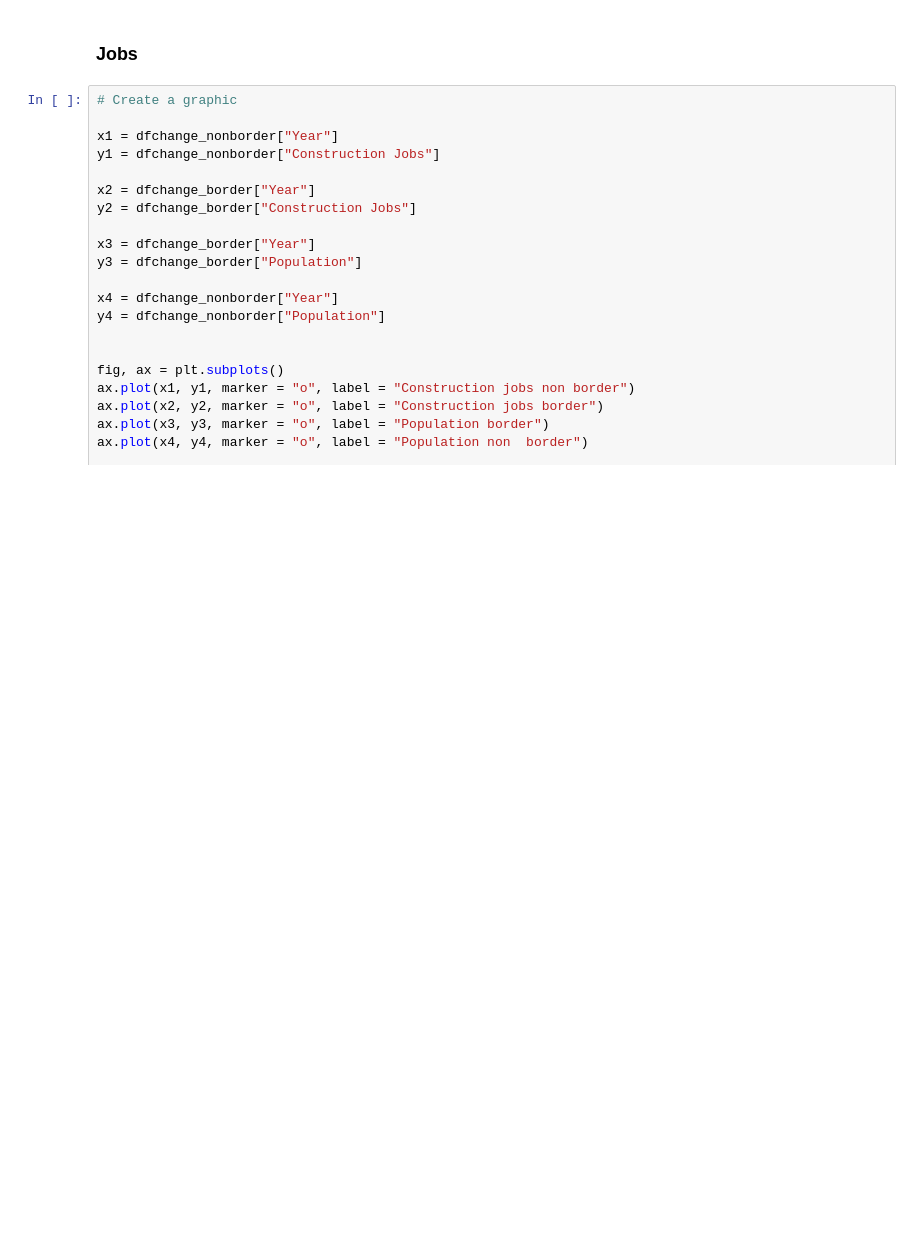
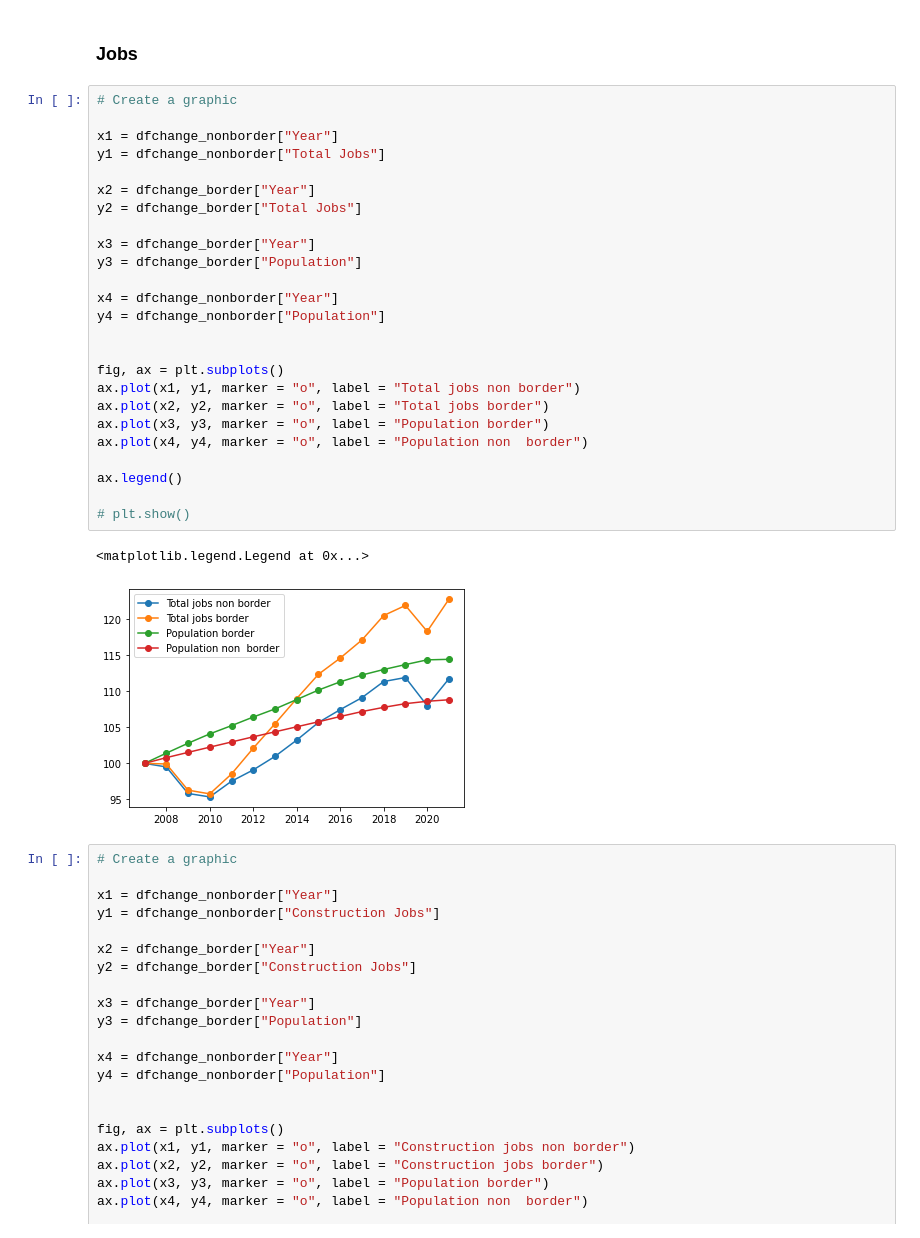
Before and after one commit to franciscouranga52/franciscouranga52-20230508-Nearshoring-Liu-Uranga, a Jupyter notebook: 2.8. Analysis border v. non border states - US.ipynb, the cells around one changed output. Saved outputs shown, nothing was run; the diff lists cells and outputs as text; blank space fills up the shorter version.

```diff
--- a/Nearshoring Analysis border v. non border states - US.ipynb
+++ b/2.8. Analysis border v. non border states - US.ipynb
@@ -156,6 +156,34 @@ dfchange_nonborder
 | 2021 | 100.52 | 142.70 | 93.28 | 126.63 | 108.82 | ... |
 # %% [markdown]
 ### Jobs
+# %%
+# Create a graphic
+
+x1 = dfchange_nonborder["Year"]
+y1 = dfchange_nonborder["Total Jobs"]
+
+x2 = dfchange_border["Year"]
+y2 = dfchange_border["Total Jobs"]
+
+x3 = dfchange_border["Year"]
+y3 = dfchange_border["Population"]
+
+x4 = dfchange_nonborder["Year"]
+y4 = dfchange_nonborder["Population"]
+
+
+fig, ax = plt.subplots()
+ax.plot(x1, y1, marker = "o", label = "Total jobs non border")
+ax.plot(x2, y2, marker = "o", label = "Total jobs border")
+ax.plot(x3, y3, marker = "o", label = "Population border")
+ax.plot(x4, y4, marker = "o", label = "Population non  border")
+
+ax.legend()
+
+# plt.show()
+# %% [output]
+<matplotlib.legend.Legend at 0x...>
+[figure, added]
 # %%
 # Create a graphic
 
```
Also changed, not shown: parts of 12 cells of this notebook, 1 other file.
